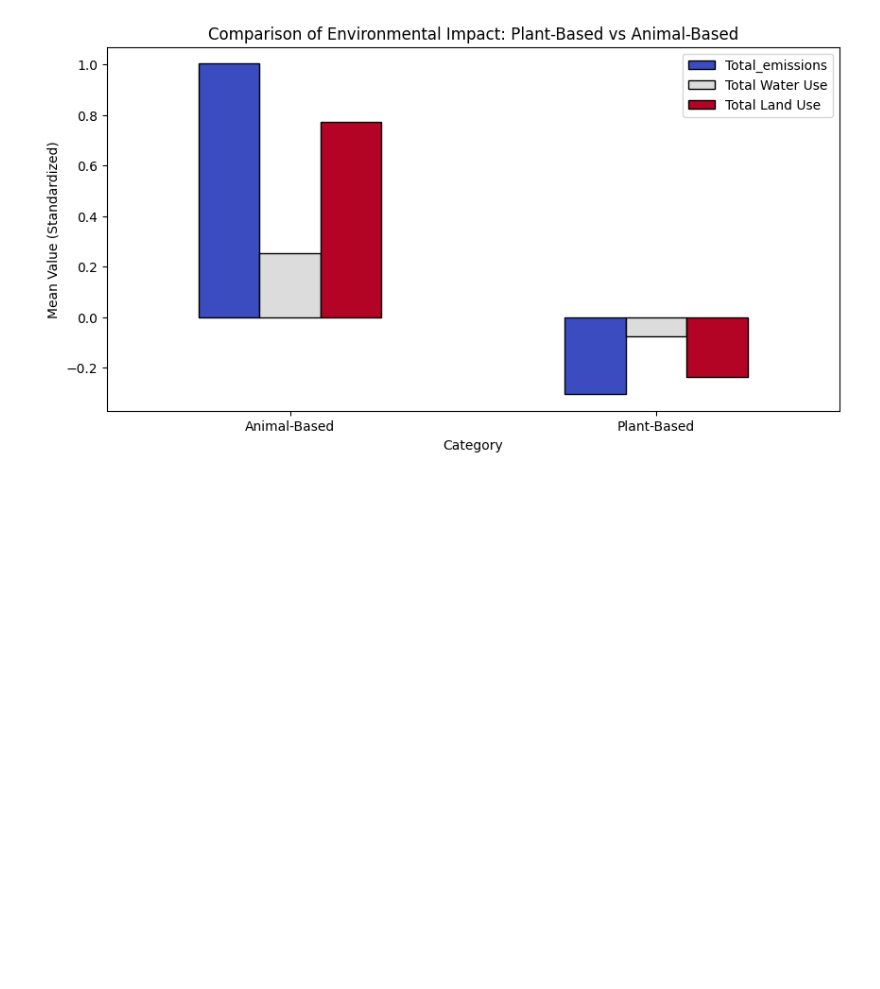
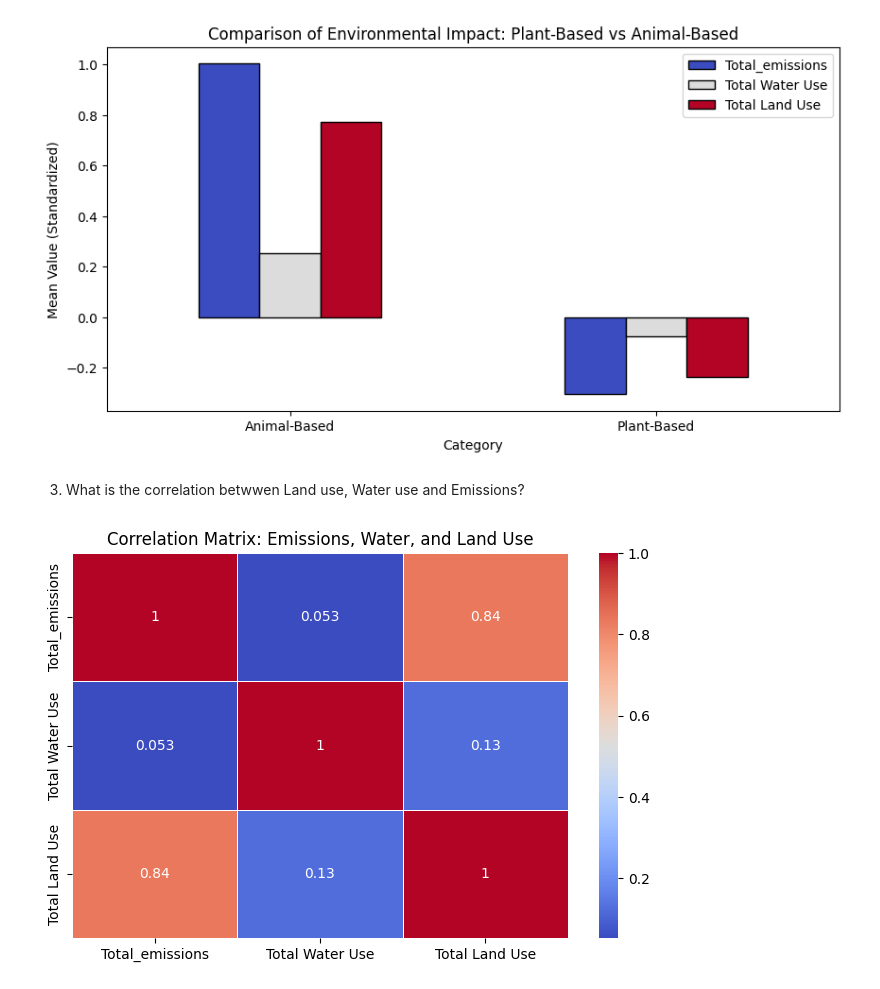
Before and after one commit to Victor-Osei/Environmental-Impact-of-Food-Production-Analysis, a Jupyter notebook: fpa.ipynb, the cells around one changed output. Cells and saved outputs as stored; diff of their text form; code cells hidden in the pictures; blank space fills up the shorter version.

```diff
--- a/fpa.ipynb
+++ b/fpa.ipynb
@@ -658,3 +658,16 @@ Category
 Animal-Based         1.003756         0.252044        0.773609
 Plant-Based         -0.304169        -0.076377       -0.234427
 [figure]
+# %% [markdown]
+3. What is the correlation betwwen Land use, Water use and Emissions?
+# %%
+# Compute correlation matrix
+correlation_matrix = df[["Total_emissions", "Total Water Use", "Total Land Use"]].corr()
+
+# Plot heatmap
+plt.figure(figsize=(8, 5))
+sns.heatmap(correlation_matrix, annot=True, cmap="coolwarm", linewidths=0.5)
+plt.title("Correlation Matrix: Emissions, Water, and Land Use")
+plt.show()
+# %% [output]
+[figure, added]
```
